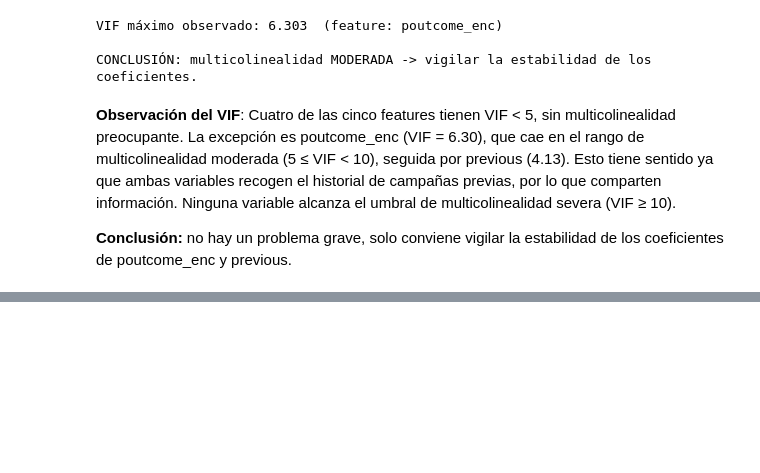
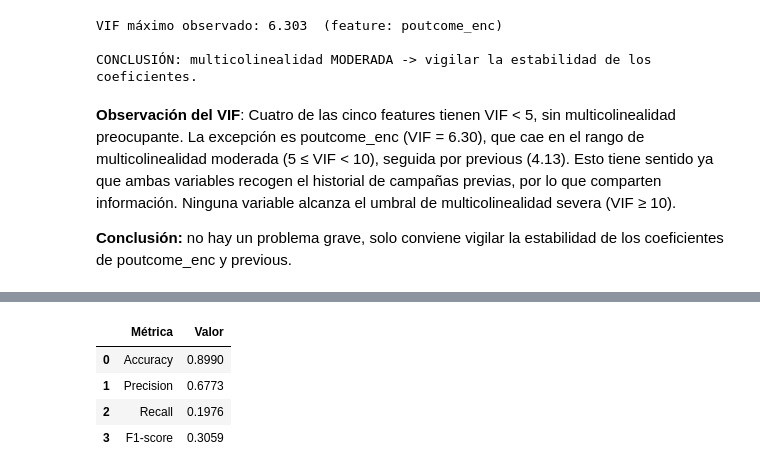
Before and after one commit to k1ngdom0fbullsh1t/proyecto-grupo4-mcdi501, a Jupyter notebook: notebooks/f3_desarrollo/F3_Formativa2.ipynb, the cells around one changed output, grey strips where cells are left out. Saved outputs shown, nothing was run; the diff lists cells and outputs as text; code cells hidden in the pictures; blank space fills up the shorter version.

```diff
--- a/notebooks/f3_desarrollo/F3_Formativa2.ipynb
+++ b/notebooks/f3_desarrollo/F3_Formativa2.ipynb
@@ -468,0 +518,21 @@ Ninguna variable alcanza el umbral de multicolinealidad severa (VIF ≥ 10).
+# %%
+from sklearn.metrics import accuracy_score, precision_score, recall_score, f1_score
+
+accuracy = accuracy_score(y_test, y_pred)
+precision = precision_score(y_test, y_pred)
+recall = recall_score(y_test, y_pred)
+f1 = f1_score(y_test, y_pred)
+
+metricas = pd.DataFrame({
+    "Métrica": ["Accuracy", "Precision", "Recall", "F1-score"],
+    "Valor": [accuracy, precision, recall, f1]
+})
+
+metricas["Valor"] = metricas["Valor"].round(4)
+metricas
+# %% [output]
+|  | Métrica | Valor |
+| 0 | Accuracy | 0.8990 |
+| 1 | Precision | 0.6773 |
+| 2 | Recall | 0.1976 |
+| 3 | F1-score | 0.3059 |
```
Also changed, not shown: parts of 12 cells of this notebook, 2 other files.
